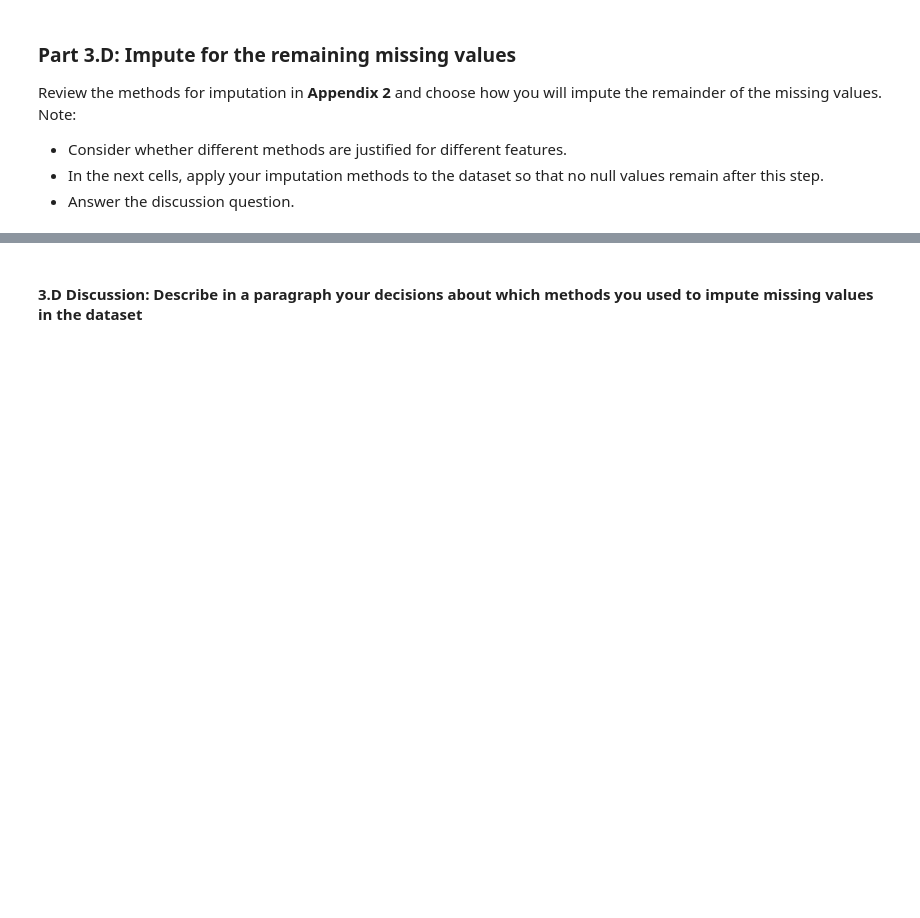
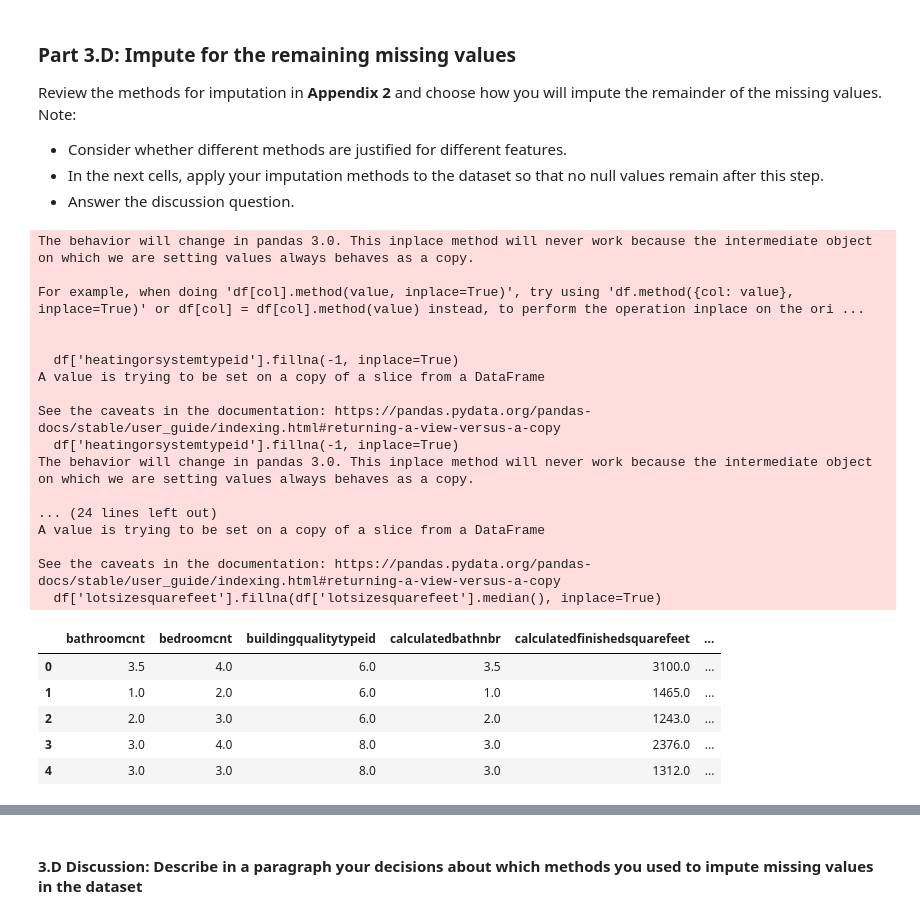
Before and after one commit to shadmanr1/Milestone_1, a Jupyter notebook: Milestone_01.ipynb, the cells around one changed output, grey strips where cells are left out. Cells and saved outputs as stored; diff of their text form; code cells hidden in the pictures; blank space fills up the shorter version.

```diff
--- a/Milestone_01.ipynb
+++ b/Milestone_01.ipynb
@@ -505,3 +584,11 @@ There could be several reasons why you might want to drop a sample:
 
 
 Your code in the next cell(s). Make a judgement call about which samples should be dropped and briefly describe your reasoning in the discussion.
+# %%
+q1 = df_clean['taxvaluedollarcnt'].quantile(0.25)
+q3 = df_clean['taxvaluedollarcnt'].quantile(0.75)
+iqr = q3 - q1
+lower_bound = q1 - 1.5 * iqr
+upper_bound = q3 + 1.5 * iqr
+
+df = df_clean[(df_clean['taxvaluedollarcnt'] >= lower_bound) &(df_clean['taxvaluedollarcnt'] <= upper_bound)]
@@ -514,3 +607,33 @@ Review the methods for imputation in **Appendix 2** and choose how you will impu
 - Consider whether different methods are justified for different features.
 - In the next cells, apply your imputation methods to the dataset so that no null values remain after this step.
 - Answer the discussion question.
+# %%
+df['heatingorsystemtypeid'].fillna(-1, inplace=True)
+df['buildingqualitytypeid'].fillna(df['buildingqualitytypeid'].median(), inplace=True)
+df['unitcnt'].fillna(1, inplace=True)
+df['lotsizesquarefeet'].fillna(df['lotsizesquarefeet'].median(), inplace=True)
+df.head()
+# %% [output]
+The behavior will change in pandas 3.0. This inplace method will never work because the intermediate object on which we are setting values always behaves as a copy.
+
+For example, when doing 'df[col].method(value, inplace=True)', try using 'df.method({col: value}, inplace=True)' or df[col] = df[col].method(value) instead, to perform the operation inplace on the ori ...
+
+
+  df['heatingorsystemtypeid'].fillna(-1, inplace=True)
+A value is trying to be set on a copy of a slice from a DataFrame
+
+See the caveats in the documentation: https://pandas.pydata.org/pandas-docs/stable/user_guide/indexing.html#returning-a-view-versus-a-copy
+  df['heatingorsystemtypeid'].fillna(-1, inplace=True)
+The behavior will change in pandas 3.0. This inplace method will never work because the intermediate object on which we are setting values always behaves as a copy.
+
+... (24 lines left out)
+A value is trying to be set on a copy of a slice from a DataFrame
+
+See the caveats in the documentation: https://pandas.pydata.org/pandas-docs/stable/user_guide/indexing.html#returning-a-view-versus-a-copy
+  df['lotsizesquarefeet'].fillna(df['lotsizesquarefeet'].median(), inplace=True)
+|  | bathroomcnt | bedroomcnt | buildingqualitytypeid | calculatedbathnbr | calculatedfinishedsquarefeet | ... |
+| 0 | 3.5 | 4.0 | 6.0 | 3.5 | 3100.0 | ... |
+| 1 | 1.0 | 2.0 | 6.0 | 1.0 | 1465.0 | ... |
+| 2 | 2.0 | 3.0 | 6.0 | 2.0 | 1243.0 | ... |
+| 3 | 3.0 | 4.0 | 8.0 | 3.0 | 2376.0 | ... |
+| 4 | 3.0 | 3.0 | 8.0 | 3.0 | 1312.0 | ... |
```
Also changed, not shown: parts of 13 cells of this notebook, 1 other file.
